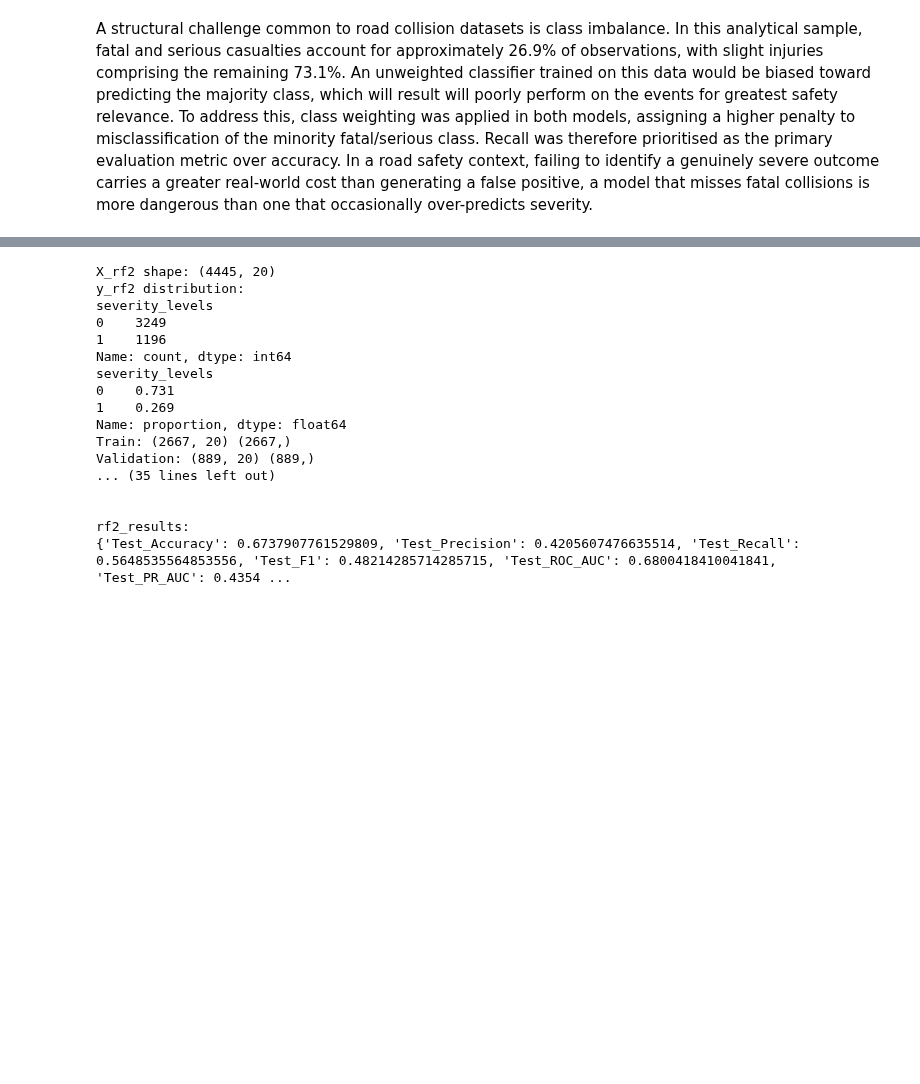
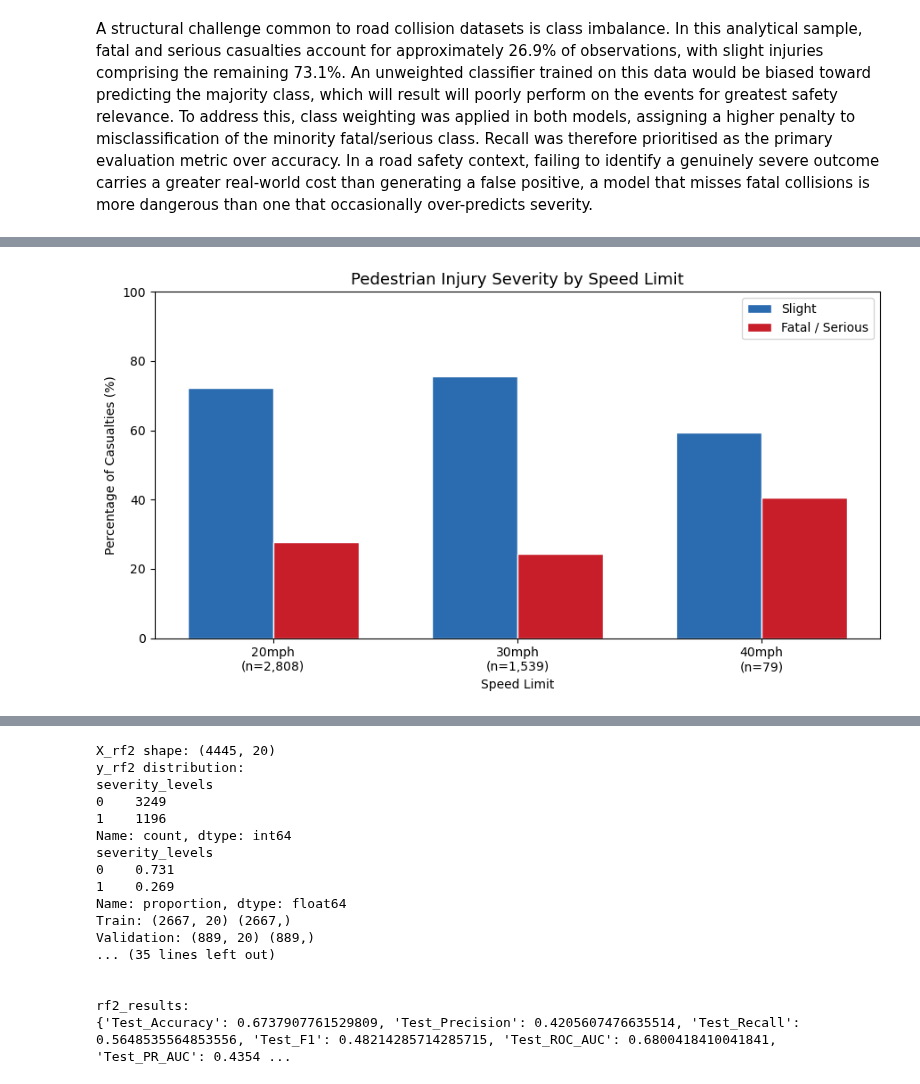
Before and after one commit to christychoicc/DSSS_Coursework, a Jupyter notebook: DSSS_Submission.ipynb, the cells around one changed output, grey strips where cells are left out. Drawn from its saved outputs; the diff is of its cells as text; code cells hidden in the pictures; blank space fills up the shorter version.

```diff
--- a/DSSS_Submission.ipynb
+++ b/DSSS_Submission.ipynb
@@ -451,6 +500,15 @@ print(merged.columns.tolist())
 # %% [output]
  Merged Dataframe Columns:
 ['collision_index', 'collision_year', 'collision_ref_no', 'vehicle_reference', 'casualty_reference', 'casualty_class', 'sex_of_casualty', 'age_of_casualty', 'age_band_of_casualty', 'casualty_severity' ...
+# %%
+# Add greenspace distance bands as categories
+merged['greenspace_distance_band'] = pd.cut(
+    merged['dist_to_greenspace_m'],
+    bins=[0, 100, 200, 300, np.inf],
+    labels=['0-100m', '100-200m', '200-300m', '300m+'],
+    include_lowest=True,
+    right=False
+)
 # %% [markdown]
 #### 3.4.4. Data Filtering
 # %%
@@ -493,7 +551,8 @@ selected_columns = [
     # 'driver_imd_decile', # Excluded for high levels missing data
 
      # spatial contextual variable
-    'dist_to_greenspace_m'
+    'dist_to_greenspace_m',
+    'greenspace_distance_band'
 ]
 
 selected_columns = [c for c in selected_columns if c in merged.columns]
@@ -590,7 +646,7 @@ dtype: object
 # Numeric
 numeric_features = [
     'age_of_casualty',
-    'dist_to_greenspace_m'
+    # 'dist_to_greenspace_m'
 ]
 
 # Categorical
@@ -614,6 +670,7 @@ categorical_features = [
     'vehicle_type',
     'vehicle_manoeuvre',
     'junction_location',
+    'greenspace_distance_band'
 ]
 
 # Note*
@@ -781,42 +841,44 @@ Recall was therefore prioritised as the primary evaluation metric over accuracy.
 # %%
-# speed_order_filtered = ['20', '30', '40']
+speed_order_filtered = ['20', '30', '40']
 
-# speed_df = df_clean[df_clean['speed_limit'].notna()].copy()
-# speed_df['speed_limit'] = speed_df['speed_limit'].astype(str).str.replace('.0', '', regex=False)
-# speed_df = speed_df[speed_df['speed_limit'].isin(speed_order_filtered)]
+speed_df = df_clean[df_clean['speed_limit'].notna()].copy()
+speed_df['speed_limit'] = speed_df['speed_limit'].astype(str).str.replace('.0', '', regex=False)
+speed_df = speed_df[speed_df['speed_limit'].isin(speed_order_filtered)]
 
-# speed_agg = (
-#     speed_df.groupby(['speed_limit', 'severity_levels'])
-#     .size()
-#     .unstack(fill_value=0)
-#     .reindex(speed_order_filtered)
-# )
-# speed_pct = speed_agg.div(speed_agg.sum(axis=1), axis=0) * 100
+speed_agg = (
+    speed_df.groupby(['speed_limit', 'severity_levels'])
+    .size()
+    .unstack(fill_value=0)
+    .reindex(speed_order_filtered)
+)
+speed_pct = speed_agg.div(speed_agg.sum(axis=1), axis=0) * 100
 
-# fig, ax = plt.subplots(figsize=(9, 5))
+fig, ax = plt.subplots(figsize=(9, 5))
 
-# x = np.arange(len(speed_order_filtered))
-# width = 0.35
+x = np.arange(len(speed_order_filtered))
+width = 0.35
 
-# bars1 = ax.bar(x - width/2, speed_pct[0], width,
-#                label='Slight', color='#2B6CB0',
-#                edgecolor='white')
+bars1 = ax.bar(x - width/2, speed_pct[0], width,
+               label='Slight', color='#2B6CB0',
+               edgecolor='white')
 
-# bars2 = ax.bar(x + width/2, speed_pct[1], width,
-#                label='Fatal / Serious', color='#C81E2A',
-#                edgecolor='white')
+bars2 = ax.bar(x + width/2, speed_pct[1], width,
+               label='Fatal / Serious', color='#C81E2A',
+               edgecolor='white')
 
-# # Add sample size below x axis labels
-# speed_counts = speed_agg.sum(axis=1).values
-# xtick_labels = [f'{s}mph\n(n={n:,})' for s, n in zip(speed_order_filtered, speed_counts)]
+# Add sample size below x axis labels
+speed_counts = speed_agg.sum(axis=1).values
+xtick_labels = [f'{s}mph\n(n={n:,})' for s, n in zip(speed_order_filtered, speed_counts)]
 
-# ax.set_xticks(x)
-# ax.set_xticklabels(xtick_labels)
-# ax.set_ylim(0, 100)
-# ax.set_title('Pedestrian Injury Severity by Speed Limit',
-#              fontsize=13)
-# ax.set_xlabel('Speed Limit')
-# ax.set_ylabel('Percentage of Casualties (%)')
-# ax.legend(loc='upper right')
-# plt.tight_layout()
-# plt.show()
+ax.set_xticks(x)
+ax.set_xticklabels(xtick_labels)
+ax.set_ylim(0, 100)
+ax.set_title('Pedestrian Injury Severity by Speed Limit',
+             fontsize=13)
+ax.set_xlabel('Speed Limit')
+ax.set_ylabel('Percentage of Casualties (%)')
+ax.legend(loc='upper right')
+plt.tight_layout()
+plt.show()
+# %% [output]
+[figure, added]
```
Also changed, not shown: parts of 40 cells of this notebook.
